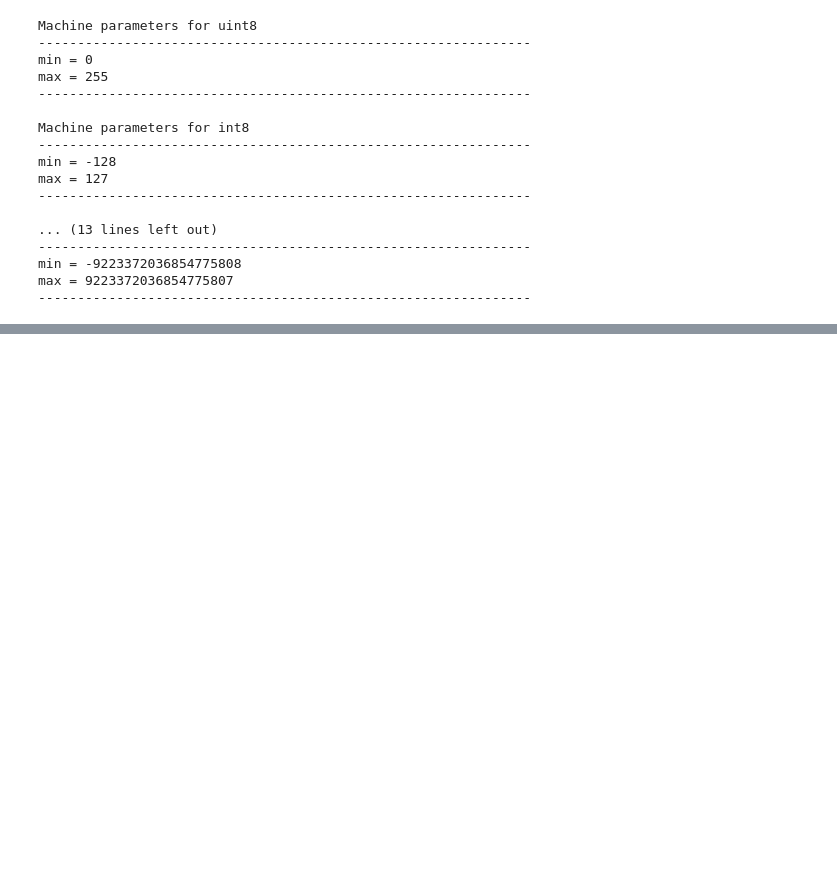
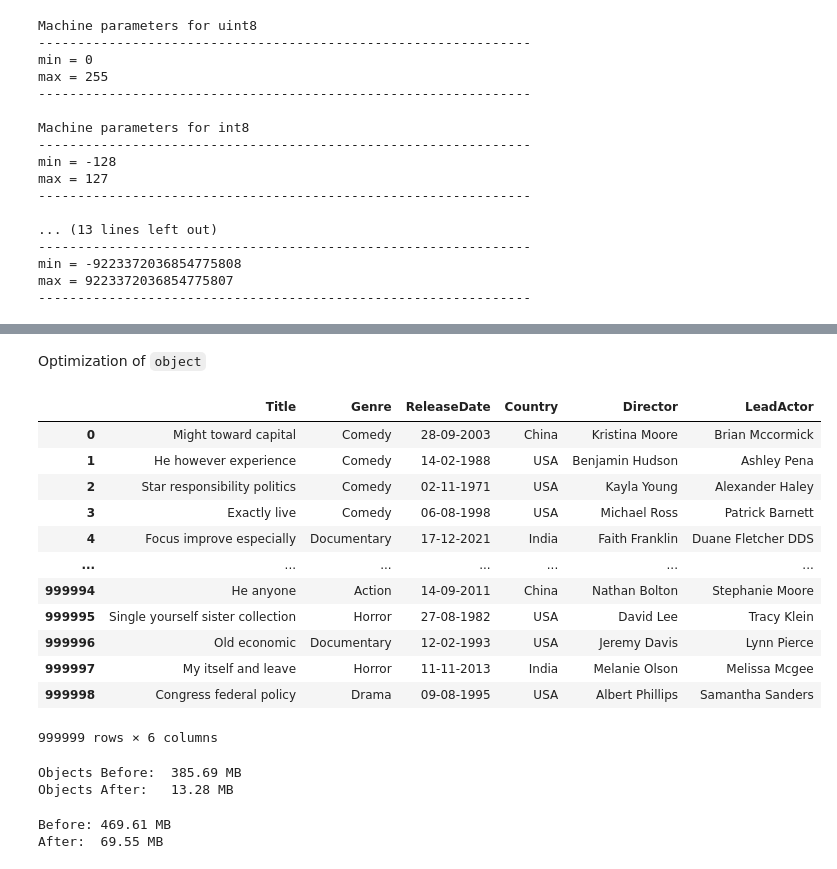
Before and after one commit to StanislavLegend/Big-Data-analytics-Applied-Data-analytics, a Jupyter notebook: bda_lab1.ipynb, the cells around one changed output, grey strips where cells are left out. Drawn from its saved outputs; the diff is of its cells as text; code cells hidden in the pictures; blank space fills up the shorter version.

```diff
--- a/bda_lab1.ipynb
+++ b/bda_lab1.ipynb
@@ -79,0 +210,19 @@ ValueError: Key backend: 'module://matplotlib_inline.backend_inline' is not a va
+# %% [markdown]
+Optimization of `object`
+# %%
+df_obj = df.select_dtypes(include=['object'])
+df_obj
+# %% [output]
+|  | Title | Genre | ReleaseDate | Country | Director | LeadActor |
+| 0 | Might toward capital | Comedy | 28-09-2003 | China | Kristina Moore | Brian Mccormick |
+| 1 | He however experience | Comedy | 14-02-1988 | USA | Benjamin Hudson | Ashley Pena |
+| 2 | Star responsibility politics | Comedy | 02-11-1971 | USA | Kayla Young | Alexander Haley |
+| 3 | Exactly live | Comedy | 06-08-1998 | USA | Michael Ross | Patrick Barnett |
+| 4 | Focus improve especially | Documentary | 17-12-2021 | India | Faith Franklin | Duane Fletcher DDS |
+| ... | ... | ... | ... | ... | ... | ... |
+| 999994 | He anyone | Action | 14-09-2011 | China | Nathan Bolton | Stephanie Moore |
+| 999995 | Single yourself sister collection | Horror | 27-08-1982 | USA | David Lee | Tracy Klein |
+| 999996 | Old economic | Documentary | 12-02-1993 | USA | Jeremy Davis | Lynn Pierce |
+| 999997 | My itself and leave | Horror | 11-11-2013 | India | Melanie Olson | Melissa Mcgee |
+| 999998 | Congress federal policy | Drama | 09-08-1995 | USA | Albert Phillips | Samantha Sanders |
+999999 rows × 6 columns
@@ -79,0 +239,6 @@ ValueError: Key backend: 'module://matplotlib_inline.backend_inline' is not a va
+# %%
+print("Objects Before: ", mem_usage(df_obj))
+print("Objects After:  ", mem_usage(converted_obj))
+# %% [output]
+Objects Before:  385.69 MB
+Objects After:   13.28 MB
@@ -79,0 +250,6 @@ ValueError: Key backend: 'module://matplotlib_inline.backend_inline' is not a va
+# %%
+print("Before:", mem_usage(df))
+print("After: ", mem_usage(optimized_df))
+# %% [output]
+Before: 469.61 MB
+After:  69.55 MB
```
Also changed, not shown: parts of 24 cells of this notebook.
